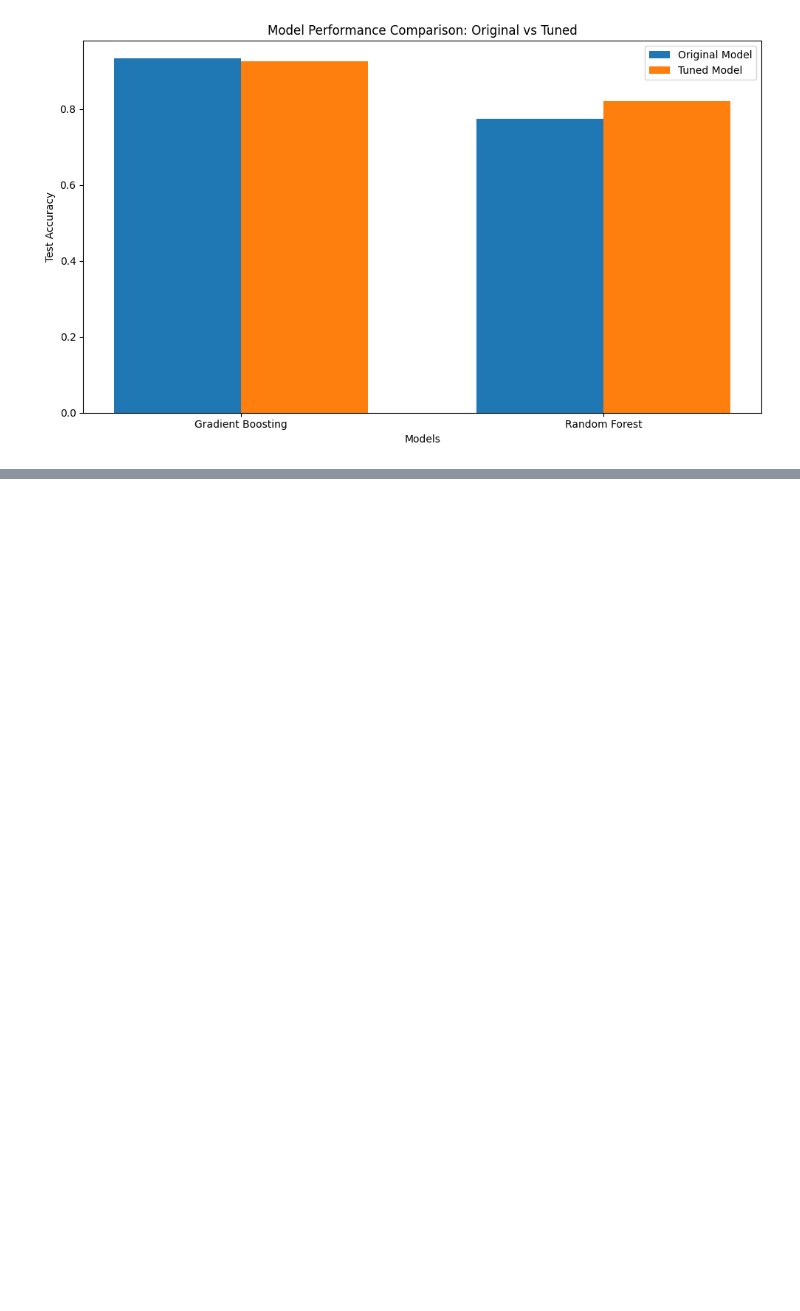
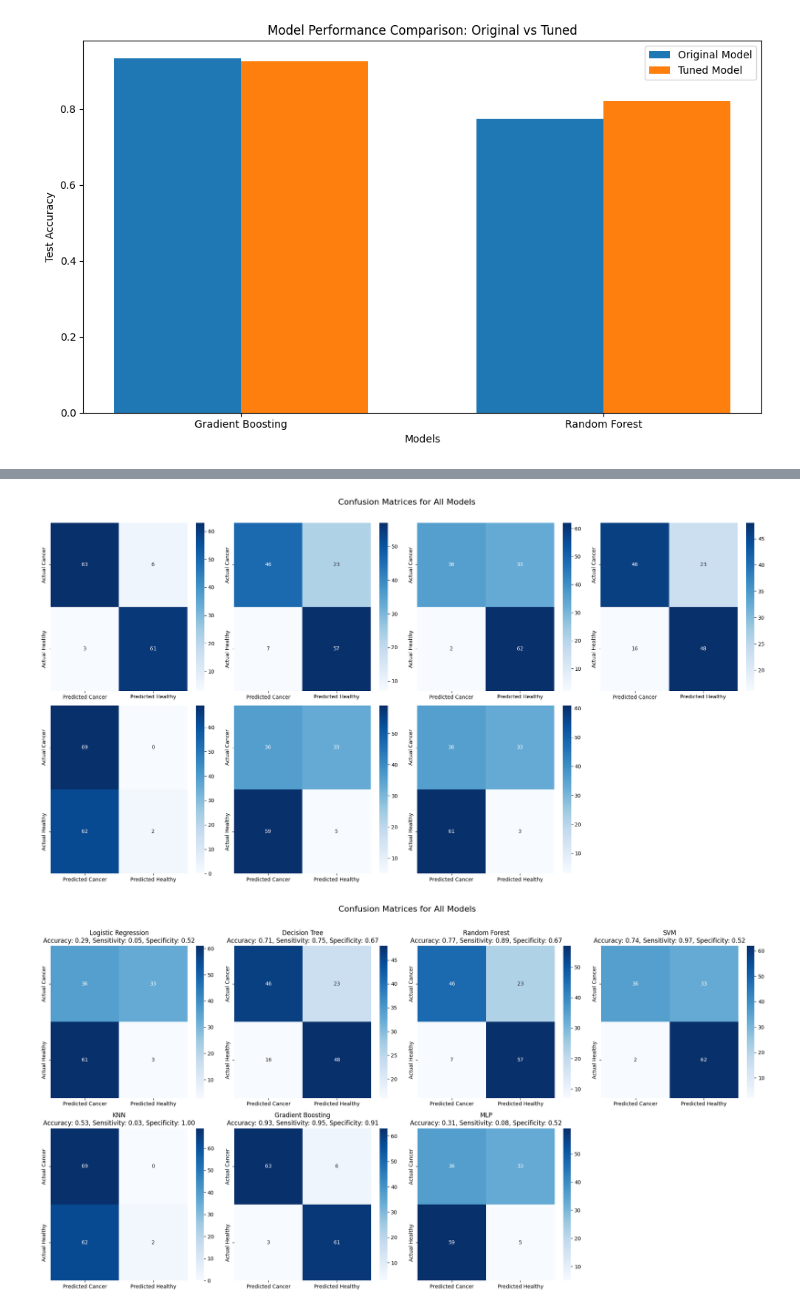
Before and after one commit to tobitotaku/ai-brain-tumor, a Jupyter notebook: 3.1PCA.ipynb, the cells around one changed output, grey strips where cells are left out. Drawn from its saved outputs; the diff is of its cells as text; code cells hidden in the pictures; blank space fills up the shorter version.

```diff
--- a/3.1PCA.ipynb
+++ b/3.1PCA.ipynb
@@ -442,0 +617,74 @@ Fitting 5 folds for each of 81 candidates, totalling 405 fits
+# %%
+import seaborn as sns
+
+# Create a visualization of confusion matrices for all models
+
+# Get the model names sorted by performance
+model_names = metrics_df['Model'].tolist()
+
+# Create confusion matrix for each model
+fig, axes = plt.subplots(2, 4, figsize=(20, 10))
+axes = axes.flatten()
+
+for i, name in enumerate(model_names):
+    if i < len(axes):  # Make sure we don't exceed available axes
+        cm = results[name]['confusion_matrix']
+
+        # Plotting the confusion matrix
+        sns.heatmap(cm, annot=True, fmt='d', cmap='Blues',
+                   xticklabels=['Predicted Cancer', 'Predicted Healthy'],
+                   yticklabels=['Actual Cancer', 'Actual Healthy'],
+                   ax=axes[i])
+
+        # Calculate some metrics for title
+        tn, fp, fn, tp = cm[0, 0], cm[0, 1], cm[1, 0], cm[1, 1]
+        accuracy = (tp + tn) / (tp + tn + fp + fn)
+        sensitivity = tp / (tp + fn) if (tp + fn) > 0 else 0  # Recall
+        specificity = tn / (tn + fp) if (tn + fp) > 0 else 0
+
+        # axes[i].set_title(f"{name}\nAccuracy: {accuracy:.2f}, Sensitivity: {sensitivity:.2f}, Specificity: {specificity:.2f}")
+
+# Remove any unused axes
+for j in range(i+1, len(axes)):
+    fig.delaxes(axes[j])
+
+plt.tight_layout()
+plt.suptitle('Confusion Matrices for All Models', fontsize=16, y=1.05)
+plt.show()
+import matplotlib.pyplot as plt
+
+fig, axes = plt.subplots(2, 4, figsize=(20, 10))
+axes = axes.flatten()
+
+# Get the model names
+model_names = list(results.keys())
+
+# Create confusion matrix for each model
+for i, name in enumerate(model_names):
+    if i < len(axes):  # Make sure we don't exceed available axes
+        cm = results[name]['confusion_matrix']
+
+        # Plotting the confusion matrix
+        sns.heatmap(cm, annot=True, fmt='d', cmap='Blues',
+                   xticklabels=['Predicted Cancer', 'Predicted Healthy'],
+                   yticklabels=['Actual Cancer', 'Actual Healthy'],
+                   ax=axes[i])
+
+        # Calculate some metrics for title
+        tn, fp, fn, tp = cm[0, 0], cm[0, 1], cm[1, 0], cm[1, 1]
+        accuracy = (tp + tn) / (tp + tn + fp + fn)
+        sensitivity = tp / (tp + fn) if (tp + fn) > 0 else 0  # Recall
+        specificity = tn / (tn + fp) if (tn + fp) > 0 else 0
+
+        axes[i].set_title(f"{name}\nAccuracy: {accuracy:.2f}, Sensitivity: {sensitivity:.2f}, Specificity: {specificity:.2f}")
+
+# Remove any unused axes
+for j in range(i+1, len(axes)):
+    fig.delaxes(axes[j])
+
+plt.tight_layout()
+plt.suptitle('Confusion Matrices for All Models', fontsize=16, y=1.05)
+plt.show()
+# %% [output]
+[figure, added]
+[figure, added]
```
Also changed, not shown: parts of 4 cells of this notebook, 1 other file.
